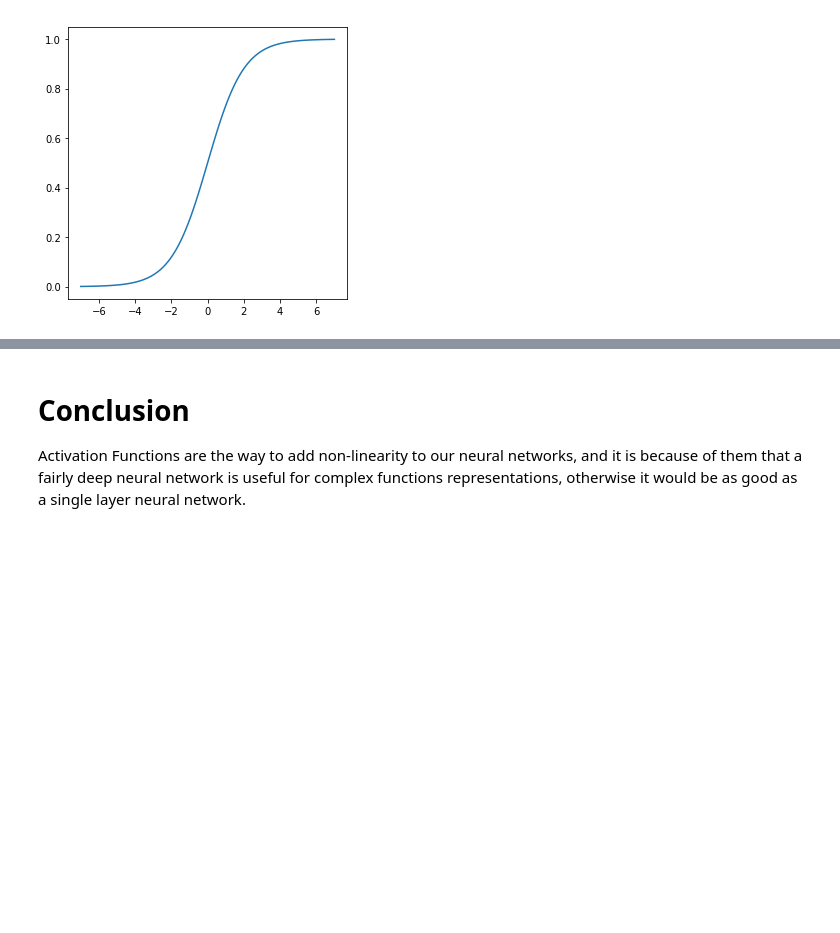
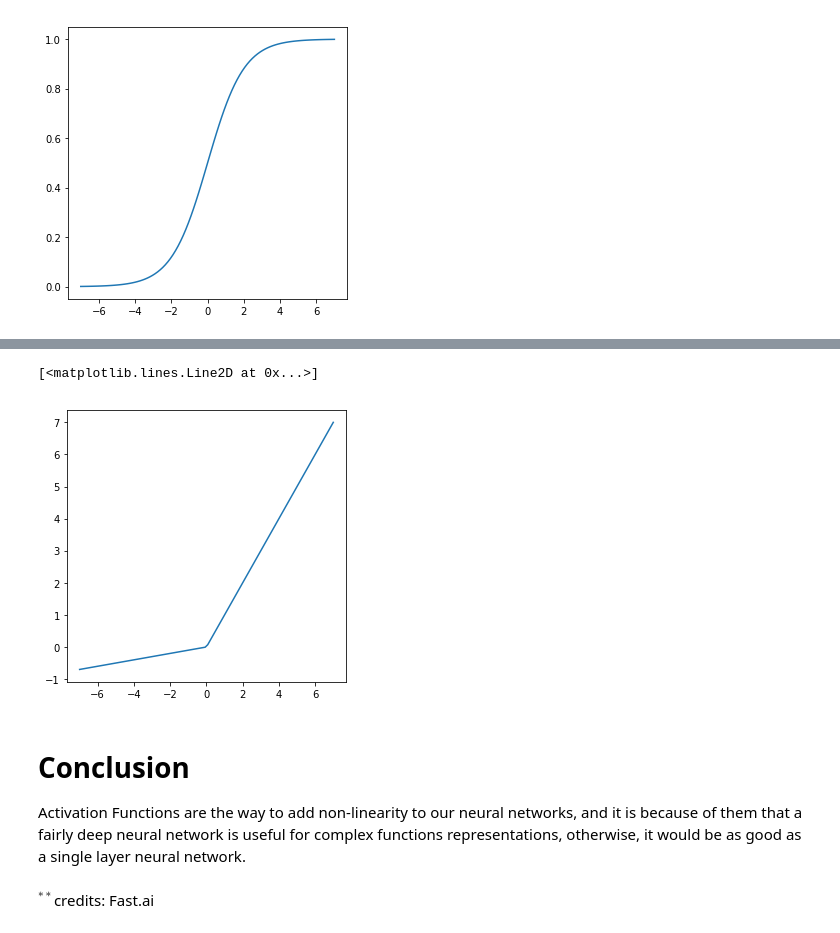
Before and after one commit to nitishsaDire/DLblog, a Jupyter notebook: _notebooks/2020-10-22-DLforCNN.ipynb, the cells around one changed output, grey strips where cells are left out. Drawn from its saved outputs; the diff is of its cells as text; code cells hidden in the pictures; blank space fills up the shorter version.

```diff
--- a/_notebooks/2020-10-22-DLforCNN.ipynb
+++ b/_notebooks/2020-10-22-DLforCNN.ipynb
@@ -53,6 +96,15 @@ One of the big disadvantage of sigmoid function is that it's output is not zero-
+# %%
+y = np.maximum(x, 0.1*x)
+fig,ax = plt.subplots(figsize = (5,5))
+ax.plot(x, y)
+# %% [output]
+[<matplotlib.lines.Line2D at 0x...>]
+[figure, added]
 # %% [markdown]
 # Conclusion
-Activation Functions are the way to add non-linearity to our neural networks, and it is because of them that a fairly deep neural network is useful for complex functions representations, otherwise it would be as good as a single layer neural network.
+Activation Functions are the way to add non-linearity to our neural networks, and it is because of them that a fairly deep neural network is useful for complex functions representations, otherwise, it would be as good as a single layer neural network.
+# %% [markdown]
+$^{**}$credits: Fast.ai
 # %%
 #hide
 import numpy as np
```
Also changed, not shown: parts of 13 cells of this notebook.
